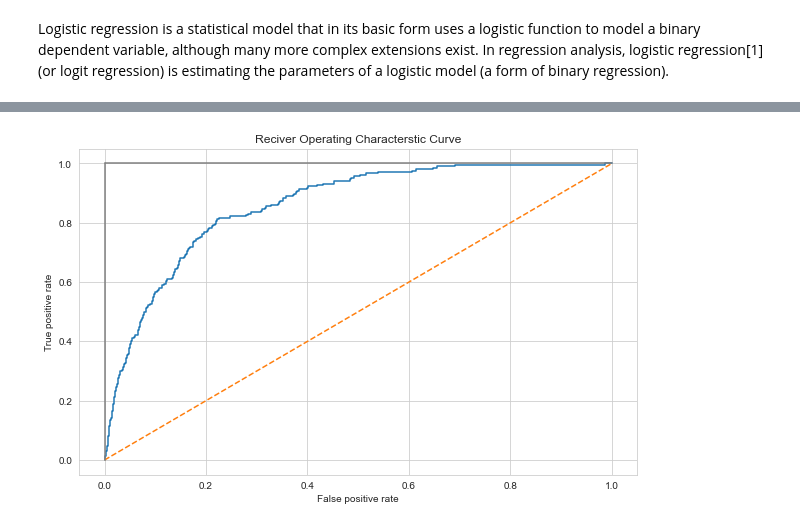
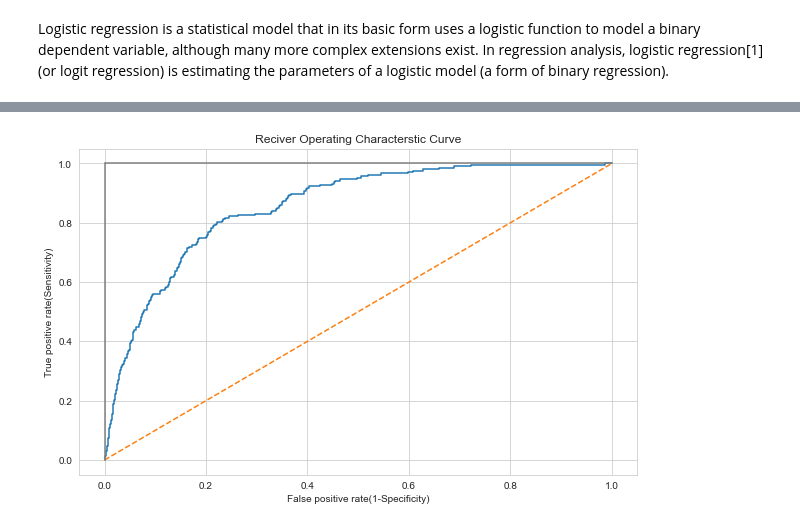
Before and after one commit to nkukadiya89/coupon-redemption-ML, a Jupyter notebook: data_analysis.ipynb, the cells around one changed output, grey strips where cells are left out. Cells and saved outputs as stored; diff of their text form; code cells hidden in the pictures.

```diff
--- a/data_analysis.ipynb
+++ b/data_analysis.ipynb
@@ -1686,7 +1692,7 @@ from sklearn.metrics import classification_report
 lr = LogisticRegression()
 lr = LogisticRegression(max_iter=100000)
 # train the model on train set
-lr.fit(X_train, y_train.ravel())
+lr.fit(X_train, y_train)
 predictions = lr.predict(X_test)
 # print classification report
 results=confusion_matrix(y_test,predictions)
@@ -1732,7 +1738,7 @@ print("Before OverSampling, counts of label '0': {} \n".format(sum(y_train == 0)
 # pip install imblearn (if you don't have imblearn in your system)
 from imblearn.over_sampling import SMOTE
 sm = SMOTE(random_state = 2)
-X_train, y_train = sm.fit_sample(X_train, y_train.ravel())
+X_train, y_train = sm.fit_sample(X_train, y_train)
 
 print('After OverSampling, the shape of train_X: {}'.format(X_train.shape))
 print('After OverSampling, the shape of train_y: {} \n'.format(y_train.shape))
@@ -1753,7 +1759,7 @@ After OverSampling, counts of label '0': 54336
 lr2 = LogisticRegression()
 lr2 = LogisticRegression(max_iter=100000)
 # train the model on train set
-lr2.fit(X_train, y_train.ravel())
+lr2.fit(X_train, y_train)
 predictions = lr2.predict(X_test)
 # print classification report
 results=confusion_matrix(y_test,predictions)
@@ -1816,7 +1822,7 @@ Logistic regression is a statistical model that in its basic form uses a logisti
 logmodel = LogisticRegression()
 logmodel = LogisticRegression(max_iter=100000)
 # train the model on train set
-logmodel.fit(X_train, y_train.ravel())
+logmodel.fit(X_train, y_train)
 predictions = logmodel.predict(X_test)
 # print classification report
 results=confusion_matrix(y_test,predictions)
@@ -1857,14 +1905,14 @@ log_false_positive_rate,log_true_positive_rate,log_threshold = roc_curve(y_test,
 # %%
 #Plot ROC Curve
 sns.set_style('whitegrid')
 plt.figure(figsize=(10,6))
 plt.title('Reciver Operating Characterstic Curve')
 plt.plot(log_false_positive_rate,log_true_positive_rate)
 plt.plot([0,1],ls='--')
 plt.plot([0,0],[1,0],c='.5')
 plt.plot([1,1],c='.5')
-plt.ylabel('True positive rate')
-plt.xlabel('False positive rate')
+plt.ylabel('True positive rate(Sensitivity)')
+plt.xlabel('False positive rate(1-Specificity)')
 plt.show()
 # %% [output]
-[figure, old version]
+[figure, new version]
```
Also changed, not shown: parts of 12 cells of this notebook.
